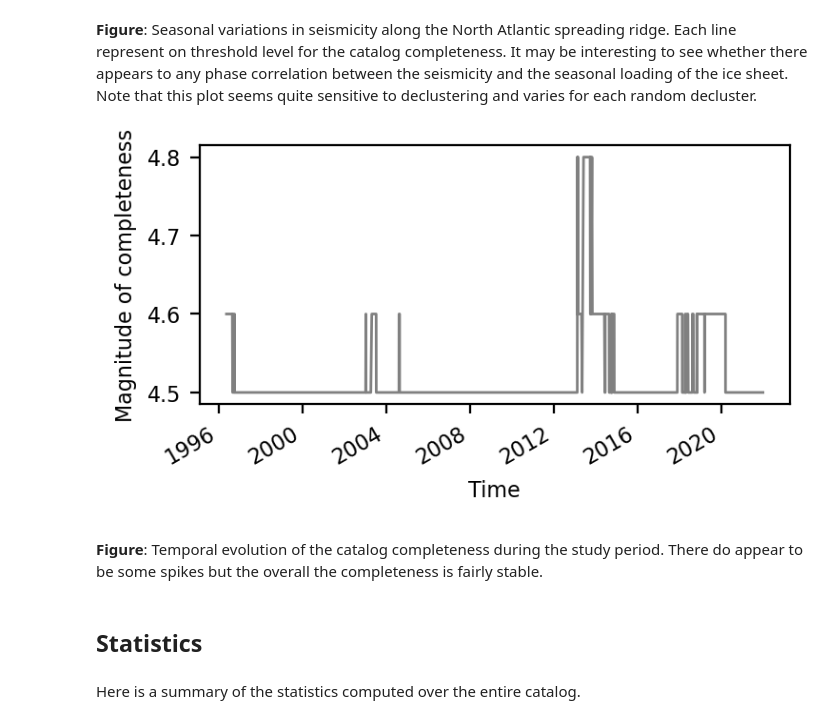
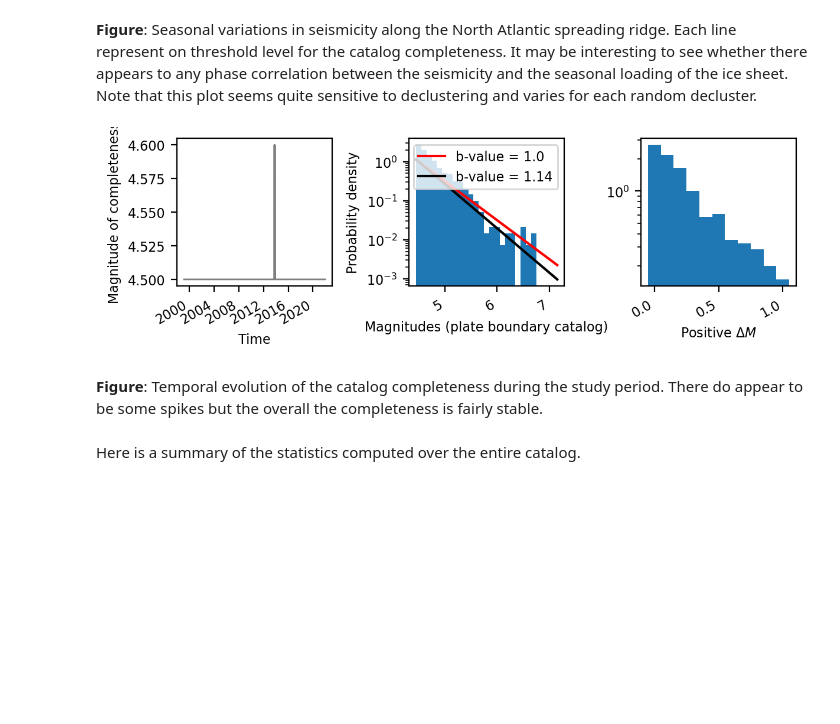
Before and after one commit to keliankaz/GrGIA_seismicity, a Jupyter notebook: gr_gia_seismic_NORTH_ATLANTIC.ipynb, the cells around one changed output. Drawn from its saved outputs; the diff is of its cells as text; code cells hidden in the pictures; blank space fills up the shorter version.

```diff
--- a/gr_gia_seismic_NORTH_ATLANTIC.ipynb
+++ b/gr_gia_seismic_NORTH_ATLANTIC.ipynb
@@ -133,7 +130,7 @@ AVAILABLE_STRAIN_RATE_FILES = {
 }
 
 GrGIA_strain_metadata = {
-    "filename": AVAILABLE_STRAIN_RATE_FILES["april23_thick"],
+    "filename": AVAILABLE_STRAIN_RATE_FILES["april23_thin"],
     "data_key": "strain_out", # unfortunately this is not consistent accross datasets.
     "starttime": 1993,
     "endtime": 2020,
@@ -148,6 +145,8 @@ GrGIA_strain_metadata = {
 }
 
 crs = ccrs.NorthPolarStereo()
+
+exclude_iceland = True
 # %% [markdown]
 ## The north atlantic spreading ridge
 # %%
@@ -166,7 +165,14 @@ north_antlantic_plate_boundary = plate_boundaries.iloc[
     )
 ]
 
-# bounds =  Polygon([(-180, 0), (-180, 90), (0, 0), (-180, 0), (-180, 90)])
+bounds =  Polygon([(-180, 55), (-180, 90), (10, 90), (10, 55), (-180, 55)])
+north_antlantic_plate_boundary = north_antlantic_plate_boundary.clip(bounds).explode()
+
+if exclude_iceland:
+    # remove iceland from the plate boundary
+    iceland_bounds =gpd.GeoSeries([Polygon([(-25, 55), (-25, 68), (-13, 68), (-13, 55), (-25, 68)])])
+    iceland_bounds_df = gpd.GeoDataFrame({'geometry': iceland_bounds})
+    north_antlantic_plate_boundary = gpd.overlay(north_antlantic_plate_boundary, iceland_bounds_df, how='difference').explode()
 
 # crs are always a bit confusing: here we set axis and boundary geometry to
 # the same north polar stereographic projection
@@ -210,7 +216,7 @@ def densify_geometry(line_geometry, step, crs_in=None, crs_out=None):
 crs_in = crs_proj4
 crs_out = "EPSG:4326"
 
-PLATE_BOUNDARY_STEP_SIZE = 100000 # meters (the point spacing of the plate boundary)
+PLATE_BOUNDARY_STEP_SIZE = 50000 # meters (the point spacing of the plate boundary)
 
 boundary_in_meters = north_antlantic_plate_boundary.to_crs(crs_in)
 merged_boundary_in_meters = linemerge(boundary_in_meters.geometry.values)
@@ -384,23 +389,79 @@ lg.set(
 # %%
 def max_C(x, dx=0.1, correction=0.2):
     """Returns the modal bin of a histogram of x values with bin width dx."""
     counts, bins = np.histogram(x, bins=np.arange(min(x), max(x), dx) - dx / 2)
     return bins[np.argmax(counts)] + dx / 2
 
 
-fig, ax = plt.subplots(figsize=(4, 2))
+fig, AX = plt.subplots(1,3,figsize=(6, 2))
+ax = AX[0]
 ax.plot(
     plate_boundary_catalog.time.to_numpy(),
     plate_boundary_catalog.mag.rolling(200).apply(max_C),
     color="grey",
     lw=1,
 )
 ax.set_xlabel("Time")
 ax.set_ylabel("Magnitude of completeness")
 plt.gcf().autofmt_xdate()
+
+
+boot = 10000
+res = bootstrap_statistic(
+    plate_boundary_catalog.mag.to_numpy(),
+    lambda x: get_bpositive(x, 0, apply_jitter=True, inc=0.1),
+    boot=boot,
+)
+
+AX[1].hist(
+    plate_boundary_catalog.mag.to_numpy(),
+    bins=np.arange(earthquake_metadata["magnitude_cutoff"] - 0.05, 7.2, 0.1),
+    log=True,
+    density=True,
+)
+
+AX[1].set_xlabel("Magnitudes (plate boundary catalog)")
+# plot distribution with a b-value of 1.0
+AX[1].plot(
+    np.arange(earthquake_metadata["magnitude_cutoff"] - 0.05, 7.2, 0.1),
+    10
+    ** (
+        -1.0
+        * (
+            np.arange(earthquake_metadata["magnitude_cutoff"] - 0.05, 7.2, 0.1)
+            - earthquake_metadata["magnitude_cutoff"]
+        )
+    ),
+    color="red",
+    label="b-value = 1.0",
+)
+
+AX[1].plot(
+    np.arange(earthquake_metadata["magnitude_cutoff"] - 0.05, 7.2, 0.1),
+    10
+    ** (
+        -np.mean(res)
+        * (
+            np.arange(earthquake_metadata["magnitude_cutoff"] - 0.05, 7.2, 0.1)
+            - earthquake_metadata["magnitude_cutoff"]
+        )
+    ),
+    color="k",
+    label="b-value = {:.2f}".format(np.mean(res)),
+)
+
+AX[1].legend()
+AX[1].set_ylabel("Probability density")
+
+AX[2].hist(
+    np.diff(plate_boundary_catalog.mag.to_numpy()),
+    bins=np.arange(0, 1.2, 0.1) - 0.05,
+    log=True,
+    density=True,
+)
+AX[2].set_xlabel("Positive $\Delta M$")
+plt.tight_layout();
 # %% [output]
-[figure, old version]
+[figure, new version]
 # %% [markdown]
 **Figure**: Temporal evolution of the catalog completeness during the study period. There do appear to be some spikes but the overall the completeness is fairly stable.
-# %% [markdown]
-## Statistics
```
Also changed, not shown: parts of 29 cells of this notebook.
